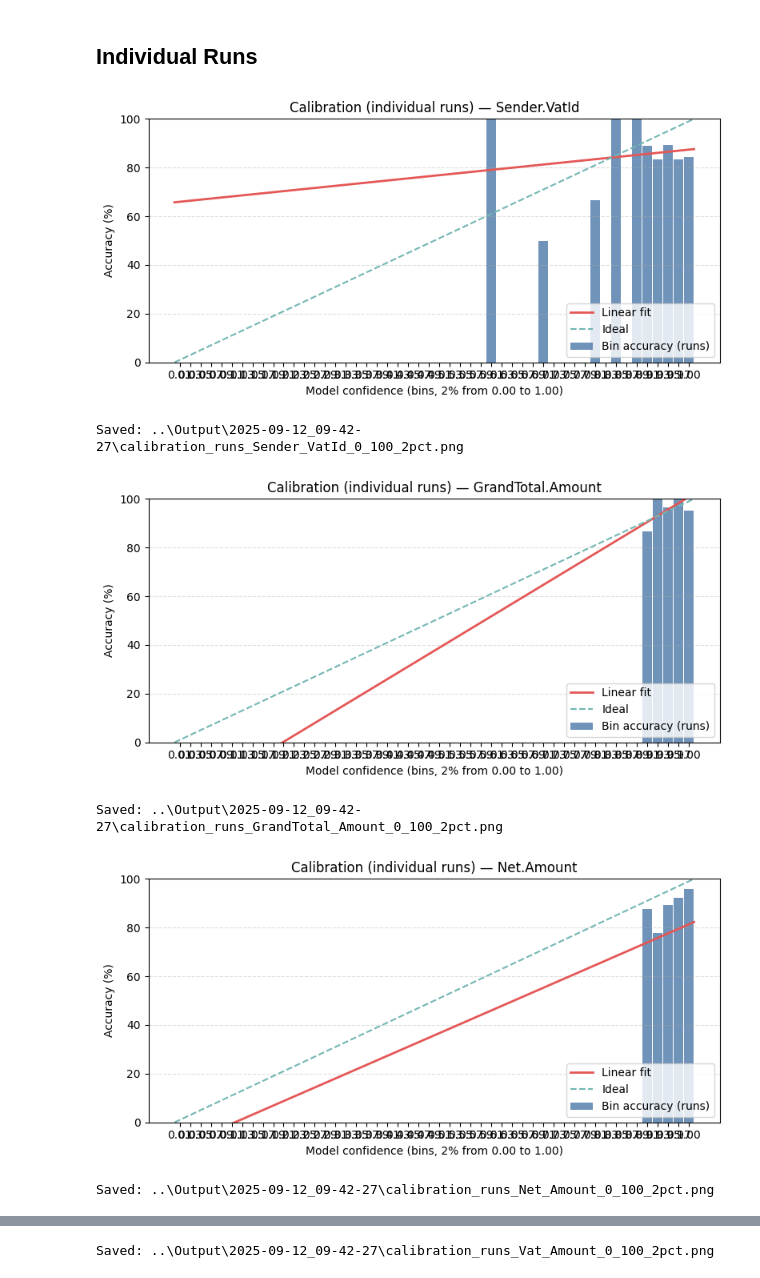
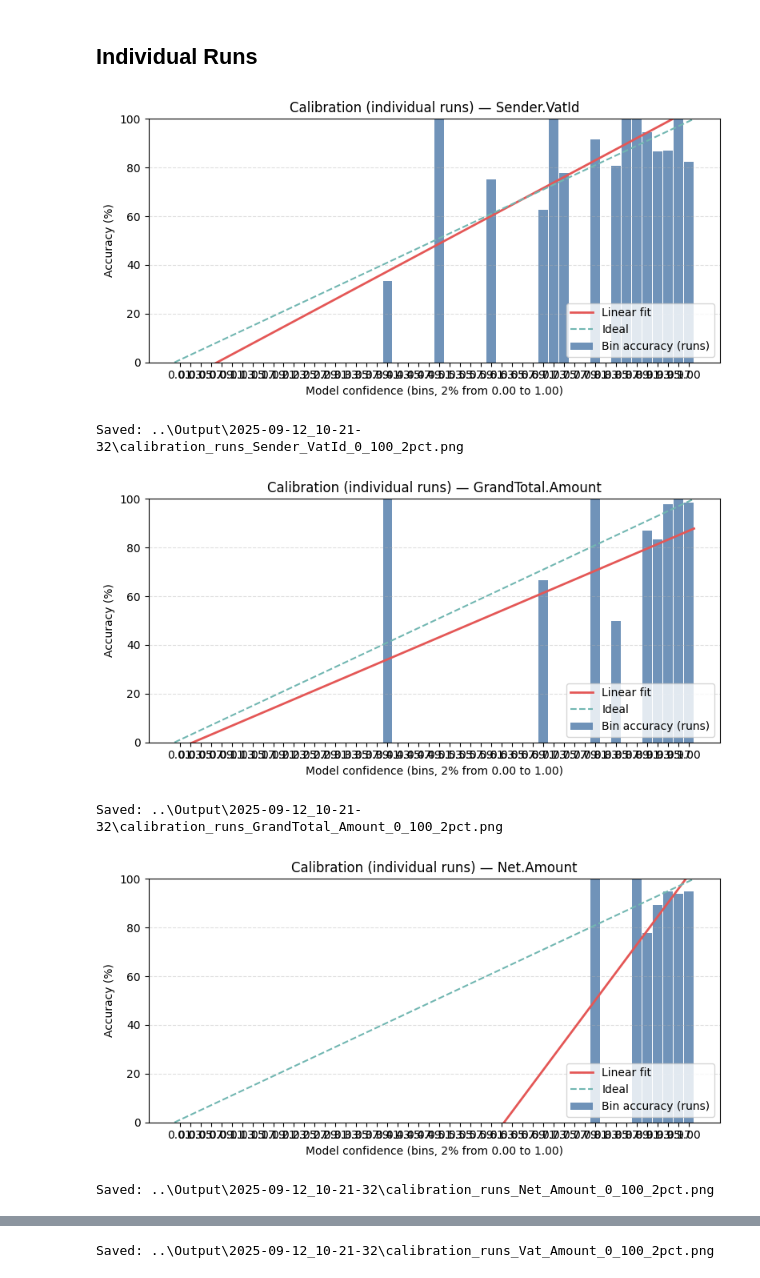
Before and after one commit to blumatix/bludelta-confidence-scores, a Jupyter notebook: Code/LLM-as-a-judge.ipynb, the cells around one changed output, grey strips where cells are left out. Saved outputs shown, nothing was run; the diff lists cells and outputs as text; code cells hidden in the pictures.

```diff
--- a/Code/LLM-as-a-judge.ipynb
+++ b/Code/LLM-as-a-judge.ipynb
@@ -149,7 +149,7 @@ NUMERIC_FIELDS = {
 }
 
 
-_TRAILING_RE = re.compile(r"[ \t\r\n\.,;:]+$")  # remove trailing whitespace or punctuation
+_TRAILING_RE = re.compile(r"[ \t\r\n\.,;:\-\u2013\u2014\u2011]+$")  # remove trailing whitespace, punctuation, and hyphen-like dashes
 
 def strip_trailing_punct(x: Any) -> Optional[str]:
     if x is None:
@@ -866,12 +847,12 @@ def plot_calibration_for_individual_runs(run_dir: str | Path, min_conf: float =
         print(f"Saved: {out_path}")
 # %%
 # 80–100% in 2% bins
-FOLDER_TO_VISUALIZE = "2025-09-12_09-42-27"
+FOLDER_TO_VISUALIZE = "2025-09-12_10-21-32"
 plot_calibration_for_individual_runs(f"../Output/{FOLDER_TO_VISUALIZE}", min_conf=0.00, max_conf=1.00, bin_width=0.02)
 # %% [output]
-[figure, old version]
+[figure, new version]
-Saved: ..\Output\2025-09-12_09-42-27\calibration_runs_Sender_VatId_0_100_2pct.png
+Saved: ..\Output\2025-09-12_10-21-32\calibration_runs_Sender_VatId_0_100_2pct.png
-[figure, old version]
+[figure, new version]
-Saved: ..\Output\2025-09-12_09-42-27\calibration_runs_GrandTotal_Amount_0_100_2pct.png
+Saved: ..\Output\2025-09-12_10-21-32\calibration_runs_GrandTotal_Amount_0_100_2pct.png
-[figure, old version]
+[figure, new version]
-Saved: ..\Output\2025-09-12_09-42-27\calibration_runs_Net_Amount_0_100_2pct.png
+Saved: ..\Output\2025-09-12_10-21-32\calibration_runs_Net_Amount_0_100_2pct.png
@@ -879 +860 @@ Saved: ..\Output\2025-09-12_09-42-27\calibration_runs_Net_Amount_0_100_2pct.png
-Saved: ..\Output\2025-09-12_09-42-27\calibration_runs_Vat_Amount_0_100_2pct.png
+Saved: ..\Output\2025-09-12_10-21-32\calibration_runs_Vat_Amount_0_100_2pct.png
```
Also changed, not shown: parts of 5 cells of this notebook, 2 other files.
